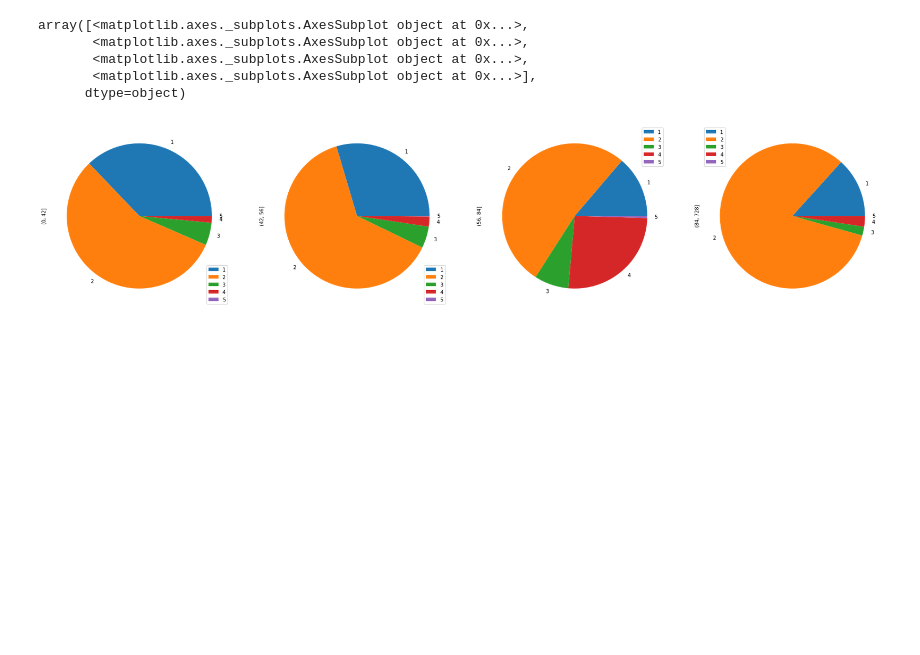
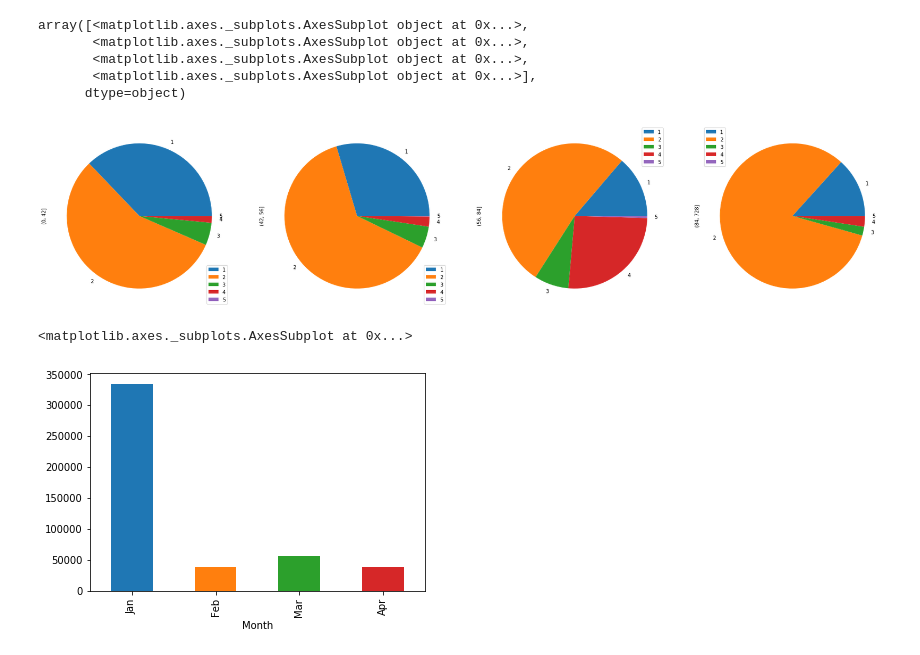
Before and after one commit to Ramya-Ravi-kumar/Telecom_churn_analysis, a Jupyter notebook: telecom_churn_analysis.ipynb, the cells around one changed output. Saved outputs shown, nothing was run; the diff lists cells and outputs as text; code cells hidden in the pictures; blank space fills up the shorter version.

```diff
--- a/telecom_churn_analysis.ipynb
+++ b/telecom_churn_analysis.ipynb
@@ -85,9 +85,12 @@ array([<matplotlib.axes._subplots.AxesSubplot object at 0x...>,
 [figure]
 # %%
 df['min_date']=pd.to_datetime(df['min_date'], dayfirst=True)
-df1=df['cust_id'].groupby(df['Month'].dt.strftime("%b")).count()
-print(df1)
+df1=df['cust_id'].groupby(df['Month'].dt.strftime("%b"),sort=False).count()
+
 df1.plot(kind='bar')
+# %% [output]
+<matplotlib.axes._subplots.AxesSubplot at 0x...>
+[figure, added]
 # %%
 data1=df['cust_id'].groupby([df['top_servicetype'],df['top_linestatus']]).count().unstack()
 print(data1)
```
Also changed, not shown: parts of 1 cell of this notebook.
